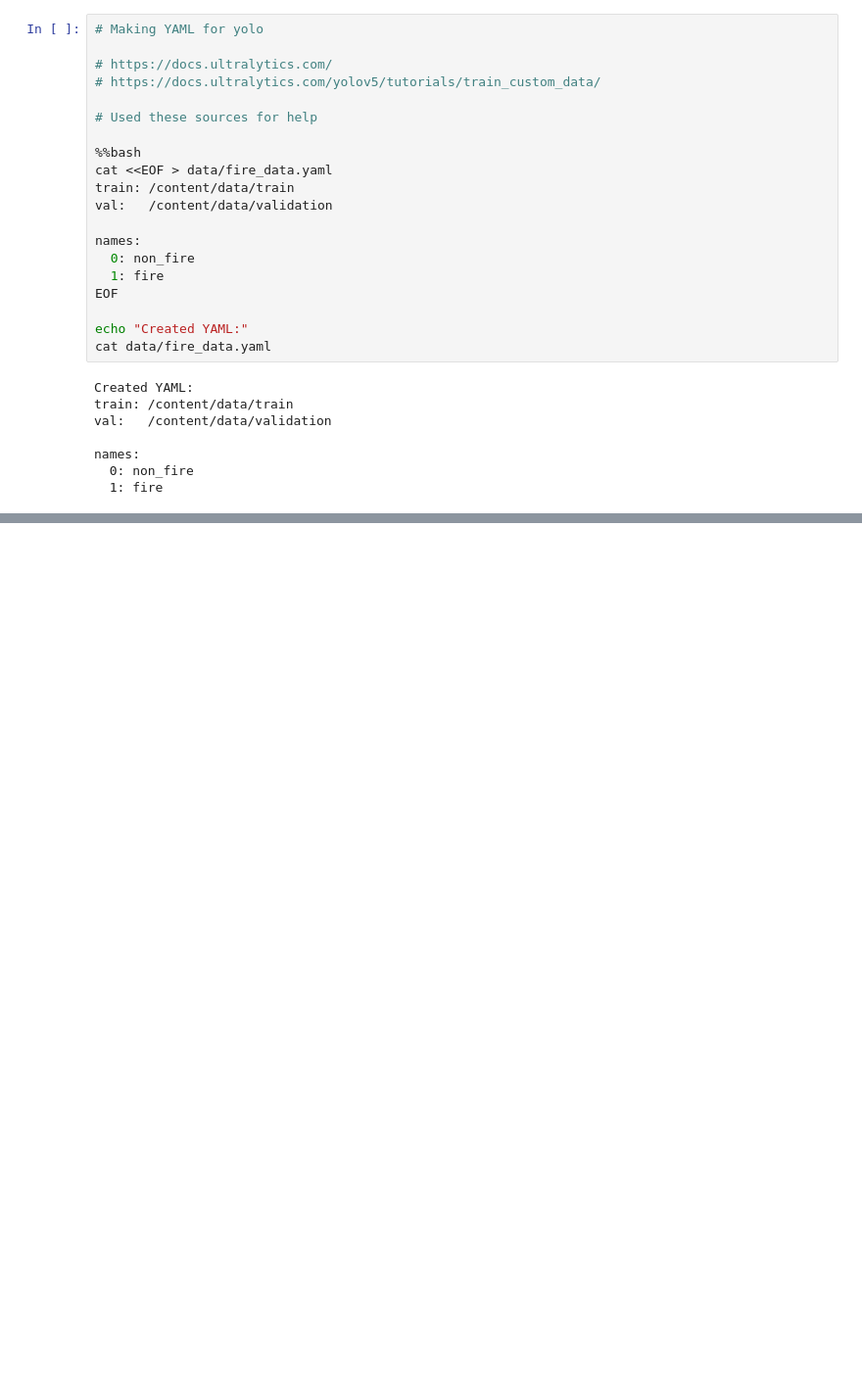
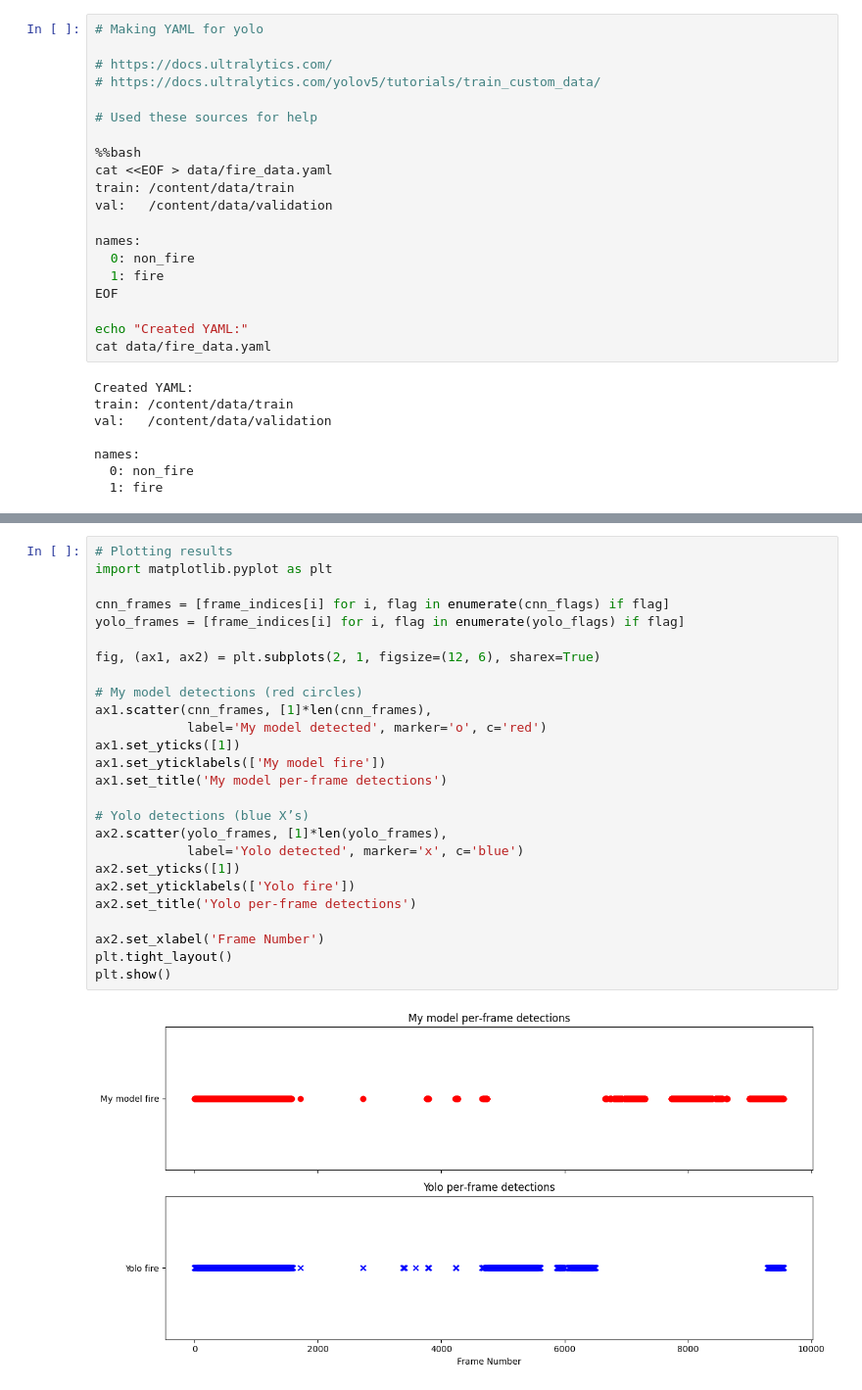
Before and after one commit to PeterRoumeliotis/AIFireSmokeDetectionResearchProject, a Jupyter notebook: AIFireAndSmokeDetectionResearch.ipynb, the cells around one changed output, grey strips where cells are left out. Shown at 98% size. Drawn from its saved outputs; the diff is of its cells as text; blank space fills up the shorter version.

```diff
--- a/AIFireAndSmokeDetectionResearch.ipynb
+++ b/AIFireAndSmokeDetectionResearch.ipynb
@@ -378,0 +366,28 @@ Avg YOLO frame time: 0.0102s
+# %%
+# Plotting results
+import matplotlib.pyplot as plt
+
+cnn_frames = [frame_indices[i] for i, flag in enumerate(cnn_flags) if flag]
+yolo_frames = [frame_indices[i] for i, flag in enumerate(yolo_flags) if flag]
+
+fig, (ax1, ax2) = plt.subplots(2, 1, figsize=(12, 6), sharex=True)
+
+# My model detections (red circles)
+ax1.scatter(cnn_frames, [1]*len(cnn_frames),
+            label='My model detected', marker='o', c='red')
+ax1.set_yticks([1])
+ax1.set_yticklabels(['My model fire'])
+ax1.set_title('My model per‐frame detections')
+
+# Yolo detections (blue X’s)
+ax2.scatter(yolo_frames, [1]*len(yolo_frames),
+            label='Yolo detected', marker='x', c='blue')
+ax2.set_yticks([1])
+ax2.set_yticklabels(['Yolo fire'])
+ax2.set_title('Yolo per‐frame detections')
+
+ax2.set_xlabel('Frame Number')
+plt.tight_layout()
+plt.show()
+# %% [output]
+[figure, added]
```
Also changed, not shown: parts of 4 cells of this notebook.
